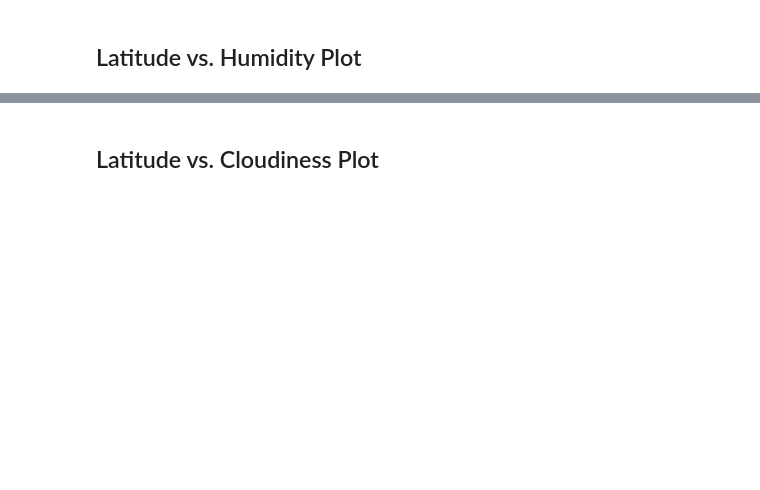
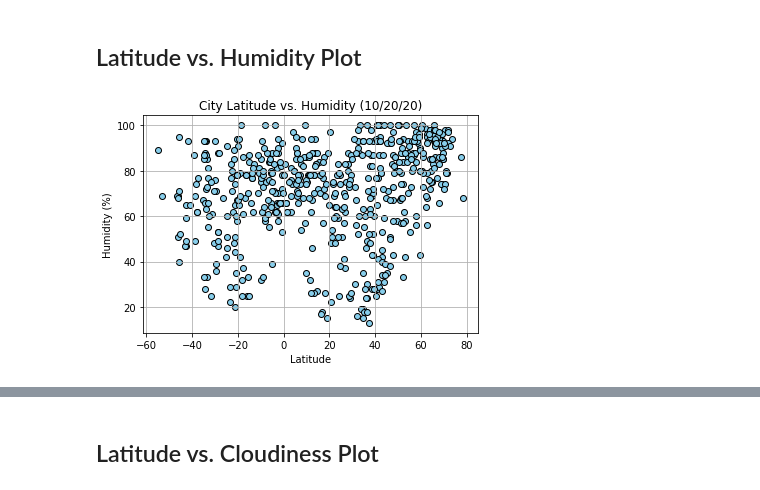
Before and after one commit to fereshtehaghaei/Python-API-Challenge, a Jupyter notebook: WeatherPy/WeatherPy.ipynb, the cells around one changed output, grey strips where cells are left out. Cells and saved outputs as stored; diff of their text form; code cells hidden in the pictures; blank space fills up the shorter version.

```diff
--- a/WeatherPy/WeatherPy.ipynb
+++ b/WeatherPy/WeatherPy.ipynb
@@ -271,15 +295,20 @@ plt.show()
 # %% [markdown]
 ## Latitude vs. Humidity Plot
 # %%
-# Create a Scatter Plot for Latitude vs. Humidity Plot
+# Create a Scatter Plot for temperature vs. latitude
 # Create a title, x label, and y label for our chart
-plt.title("City Latitude vs. Humidity")
-x_values =weather_data["lat"]
-y_values = weather_data["temp"]
-plt.scatter(x_values,y_values, alpha = 1, marker = 'o', facecolors = 'blue', edgecolors ='black')
-plt.xlabel("Latitude)
-plt.ylabel('Humidity')
+plt.title(f"City Latitude vs. Humidity ({my_date})")
+x_values = weather_data["Lat"]
+y_values = weather_data["Humidity"]
+plt.scatter(x_values,y_values, alpha = 1, marker = 'o', facecolors = 'skyblue', edgecolors ='black')
+plt.xlabel("Latitude")
+plt.ylabel("Humidity (%)")
+plt.grid(True)
+
 # Save the figure
-plt.savefig("Images/Scatterplot.png")
+plt.savefig("../Images/Lat_vs_Humid_Scatterplot.png")
+
 # Display Graph
 plt.show()
+# %% [output]
+[figure, added]
```
Also changed, not shown: parts of 21 cells of this notebook.
